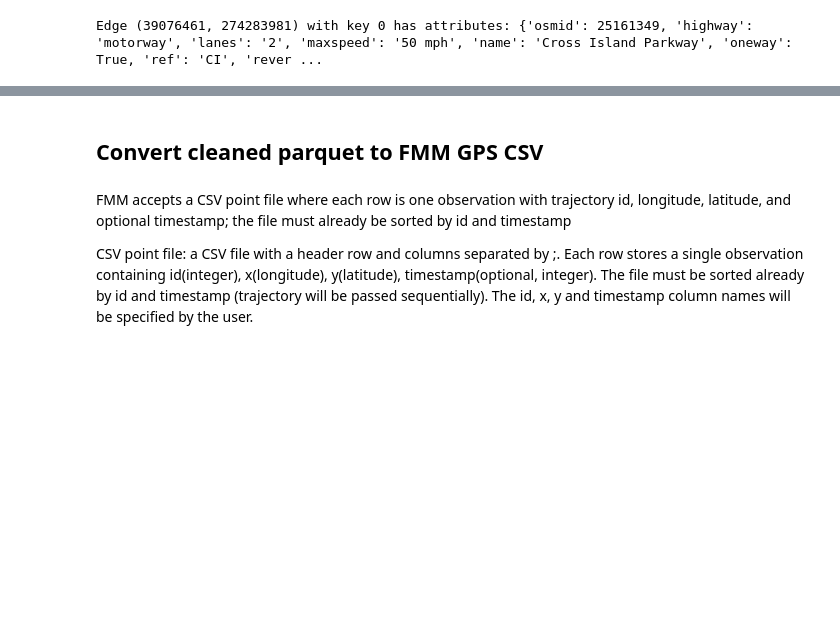
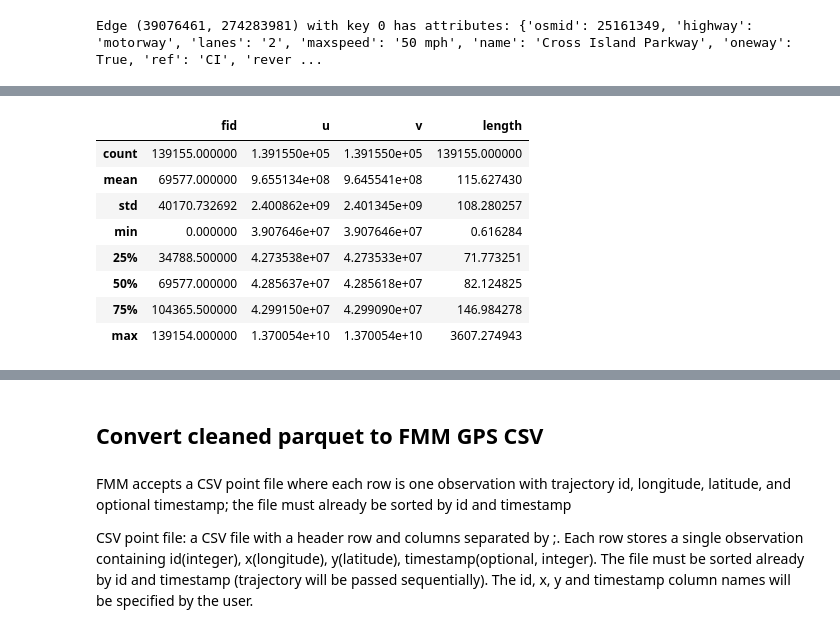
Before and after one commit to Jose-Velasco/URBAN-SYN, a Jupyter notebook: scripts/test.ipynb, the cells around one changed output, grey strips where cells are left out. Cells and saved outputs as stored; diff of their text form; code cells hidden in the pictures; blank space fills up the shorter version.

```diff
--- a/scripts/test.ipynb
+++ b/scripts/test.ipynb
@@ -117,0 +163,12 @@ Edge (39076461, 274283981) with key 0 has attributes: {'osmid': 25161349, 'highw
+# %%
+edges_loaded.describe()
+# %% [output]
+|  | fid | u | v | length |
+| count | 139155.000000 | 1.391550e+05 | 1.391550e+05 | 139155.000000 |
+| mean | 69577.000000 | 9.655134e+08 | 9.645541e+08 | 115.627430 |
+| std | 40170.732692 | 2.400862e+09 | 2.401345e+09 | 108.280257 |
+| min | 0.000000 | 3.907646e+07 | 3.907646e+07 | 0.616284 |
+| 25% | 34788.500000 | 4.273538e+07 | 4.273533e+07 | 71.773251 |
+| 50% | 69577.000000 | 4.285637e+07 | 4.285618e+07 | 82.124825 |
+| 75% | 104365.500000 | 4.299150e+07 | 4.299090e+07 | 146.984278 |
+| max | 139154.000000 | 1.370054e+10 | 1.370054e+10 | 3607.274943 |
```
Also changed, not shown: parts of 48 cells of this notebook, 7 other files.
